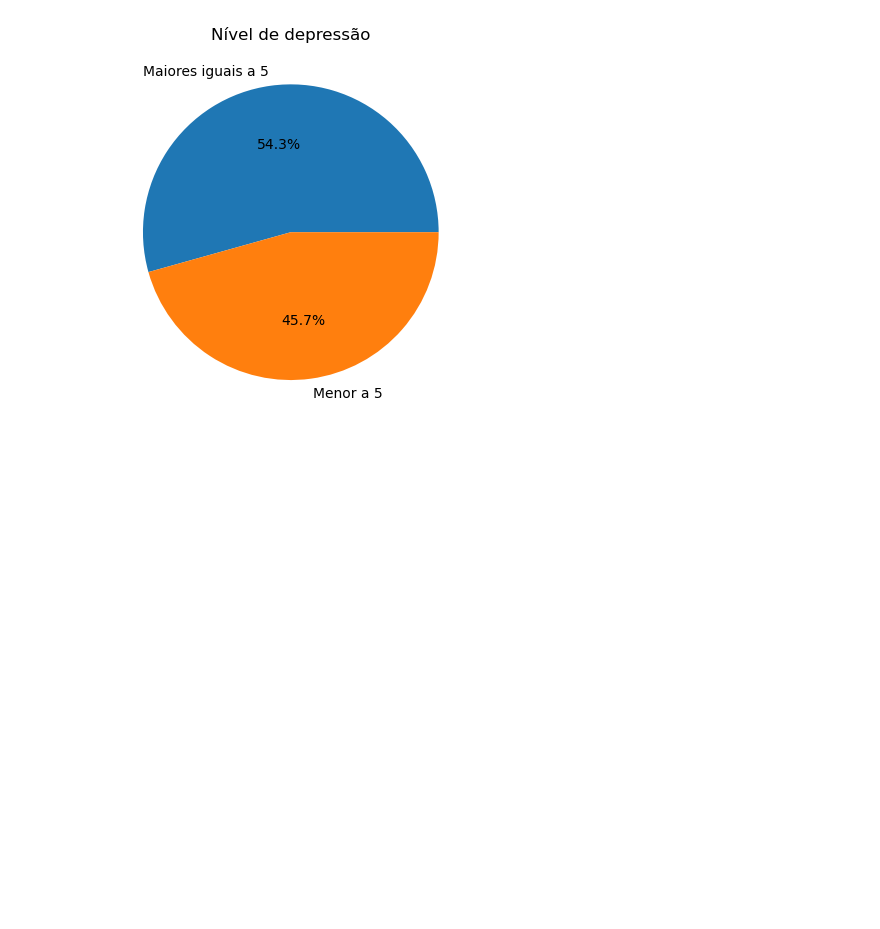
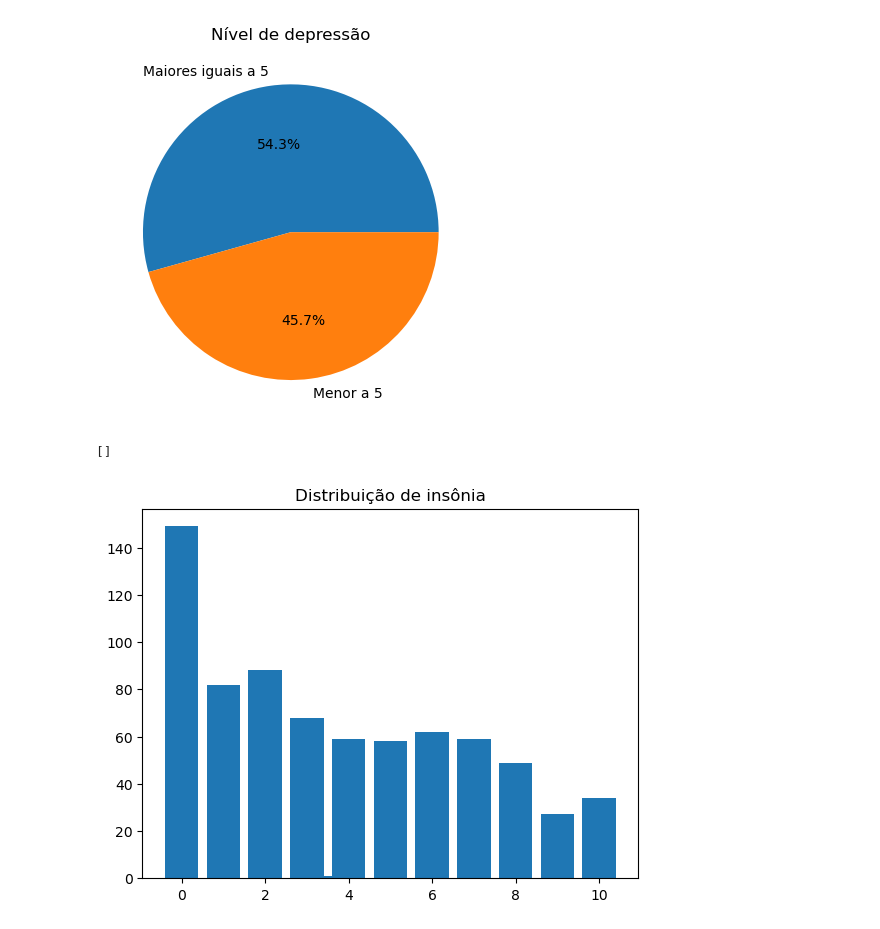
Before and after one commit to pcmoraesmenezes/Exploring-Correlations-Between-Musical-Preferences-and-Mental-Health-A-Machine-Learning-Approach, a Jupyter notebook: código/main.ipynb, the cells around one changed output. Drawn from its saved outputs; the diff is of its cells as text; code cells hidden in the pictures; blank space fills up the shorter version.

```diff
--- a/código/main.ipynb
+++ b/código/main.ipynb
@@ -136,3 +136,11 @@ plt.title('Nível de depressão')
 plt.show()
 # %% [output]
 [figure]
+# %%
+dist_insonia = DATA_FRAME['Insomnia'].value_counts()
+plt.title('Distribuição de insônia')
+plt.bar(dist_insonia.index, dist_insonia.values)
+plt.plot()
+# %% [output]
+[]
+[figure, added]
```
Also changed, not shown: parts of 2 cells of this notebook.
